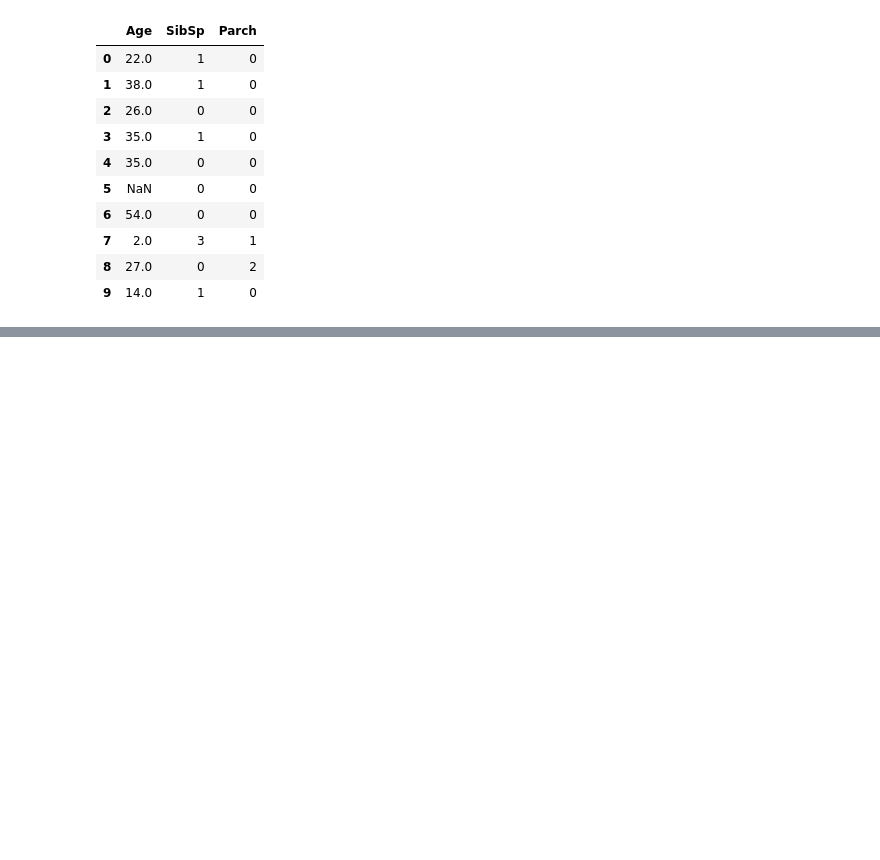
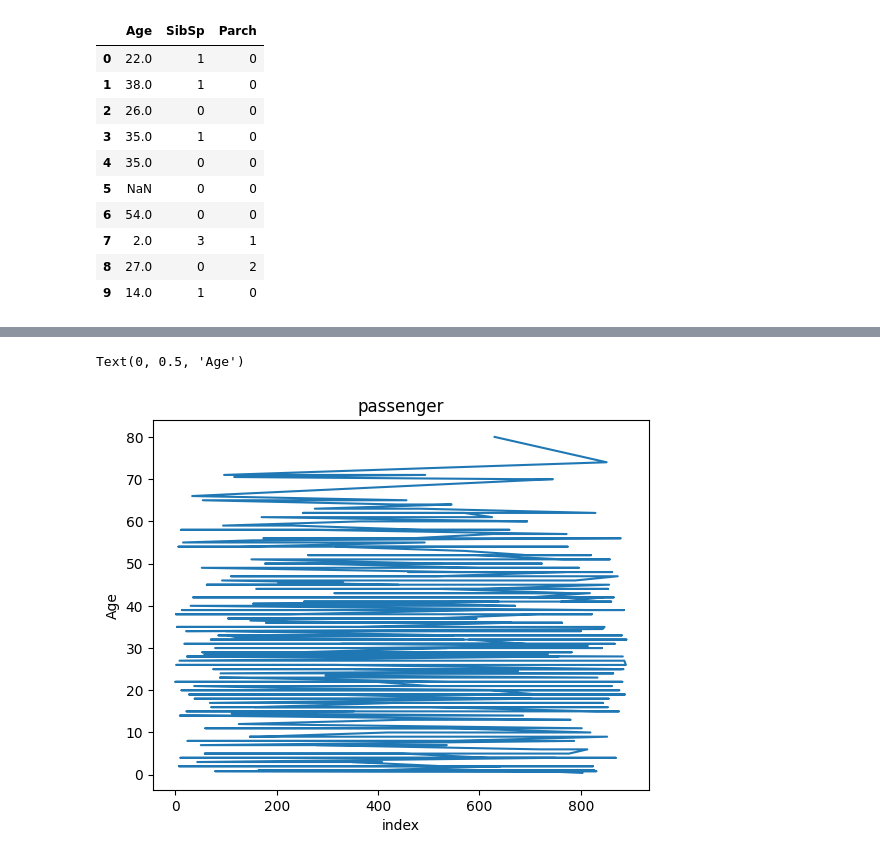
Before and after one commit to MAmmarShaikh01/DataScience, a Jupyter notebook: Data_Science/index.ipynb, the cells around one changed output, grey strips where cells are left out. Saved outputs shown, nothing was run; the diff lists cells and outputs as text; code cells hidden in the pictures; blank space fills up the shorter version.

```diff
--- a/Data_Science/index.ipynb
+++ b/Data_Science/index.ipynb
@@ -411,0 +500,8 @@ df.iloc[0:10,[5,6,7]] # row 3-10 and 5th 6th and 7th column
+# %%
+plt.plot(df.sort_values(by="Age")["Age"])
+plt.title("passenger")
+plt.xlabel("index")
+plt.ylabel("Age")
+# %% [output]
+Text(0, 0.5, 'Age')
+[figure, added]
```
Also changed, not shown: parts of 10 cells of this notebook.
